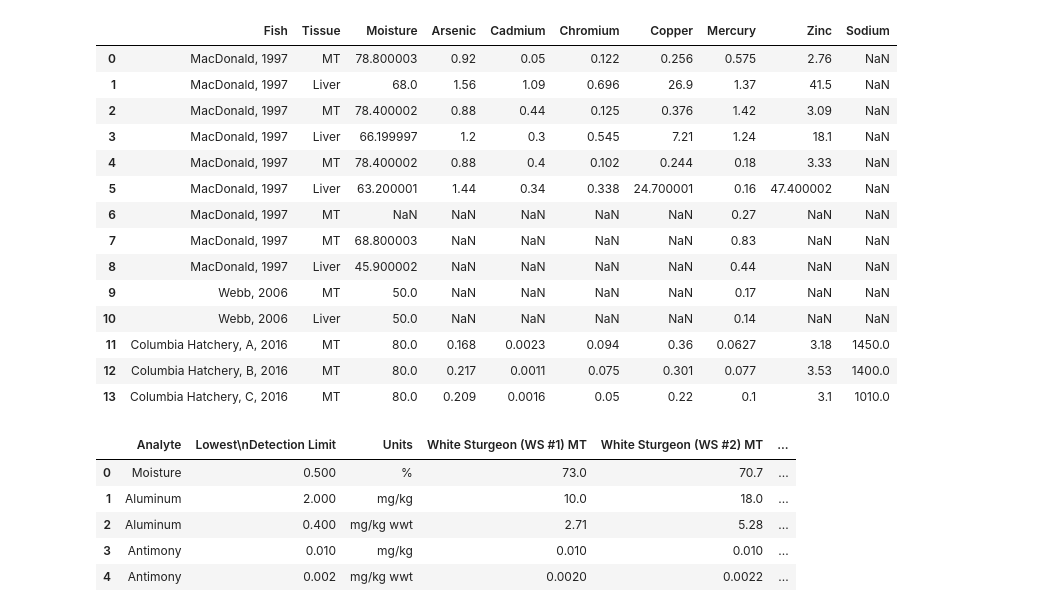
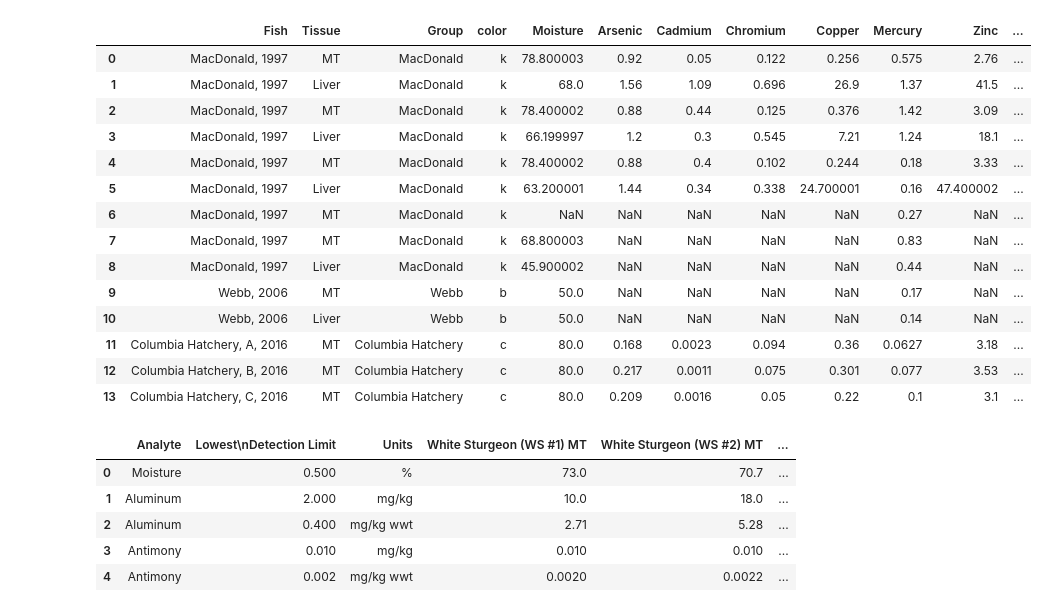
Before and after one commit to amirmtaghizadegan/Sturgeon, a Jupyter notebook: etwas.ipynb, the cells around one changed output. Cells and saved outputs as stored; diff of their text form; code cells hidden in the pictures.

```diff
--- a/etwas.ipynb
+++ b/etwas.ipynb
@@ -6,36 +6,36 @@ import os
 # %%
 ref = pd.read_excel("etwas.xlsx")
 ref = ref.astype('str')
-cols = ref.columns[3:]
-for col in cols:
+cols = ref.columns
+for col in cols[4:]:
     if not ref[col].dtype == 'float64':
         ref[col] = ref[col].str.removeprefix('<')
 ref.replace("NR", None, inplace = True)
-
-ref.iloc[:, 2:] = ref.iloc[:, 2:].astype('float32')
+ref
+ref.iloc[:, 4:] = ref.iloc[:, 4:].astype('float32')
 ref['Tissue'].replace('WM', 'MT', inplace = True)
 ref['Tissue'].replace('L', 'Liver', inplace = True)
 ref.drop(columns=['Ag'], inplace=True)
 cols = ref.columns.to_list()
-cols[3:] = ["Arsenic", "Cadmium", "Chromium", "Copper", "Mercury", "Zinc", "Sodium"]
+cols[5:] = ["Arsenic", "Cadmium", "Chromium", "Copper", "Mercury", "Zinc", "Sodium"]
 ref.columns = cols
 ref
 # %% [output]
-|  | Fish | Tissue | Moisture | Arsenic | Cadmium | Chromium | Copper | Mercury | Zinc | Sodium |
-| 0 | MacDonald, 1997 | MT | 78.800003 | 0.92 | 0.05 | 0.122 | 0.256 | 0.575 | 2.76 | NaN |
-| 1 | MacDonald, 1997 | Liver | 68.0 | 1.56 | 1.09 | 0.696 | 26.9 | 1.37 | 41.5 | NaN |
-| 2 | MacDonald, 1997 | MT | 78.400002 | 0.88 | 0.44 | 0.125 | 0.376 | 1.42 | 3.09 | NaN |
-| 3 | MacDonald, 1997 | Liver | 66.199997 | 1.2 | 0.3 | 0.545 | 7.21 | 1.24 | 18.1 | NaN |
-| 4 | MacDonald, 1997 | MT | 78.400002 | 0.88 | 0.4 | 0.102 | 0.244 | 0.18 | 3.33 | NaN |
-| 5 | MacDonald, 1997 | Liver | 63.200001 | 1.44 | 0.34 | 0.338 | 24.700001 | 0.16 | 47.400002 | NaN |
-| 6 | MacDonald, 1997 | MT | NaN | NaN | NaN | NaN | NaN | 0.27 | NaN | NaN |
-| 7 | MacDonald, 1997 | MT | 68.800003 | NaN | NaN | NaN | NaN | 0.83 | NaN | NaN |
-| 8 | MacDonald, 1997 | Liver | 45.900002 | NaN | NaN | NaN | NaN | 0.44 | NaN | NaN |
-| 9 | Webb, 2006 | MT | 50.0 | NaN | NaN | NaN | NaN | 0.17 | NaN | NaN |
-| 10 | Webb, 2006 | Liver | 50.0 | NaN | NaN | NaN | NaN | 0.14 | NaN | NaN |
-| 11 | Columbia Hatchery, A, 2016 | MT | 80.0 | 0.168 | 0.0023 | 0.094 | 0.36 | 0.0627 | 3.18 | 1450.0 |
-| 12 | Columbia Hatchery, B, 2016 | MT | 80.0 | 0.217 | 0.0011 | 0.075 | 0.301 | 0.077 | 3.53 | 1400.0 |
-| 13 | Columbia Hatchery, C, 2016 | MT | 80.0 | 0.209 | 0.0016 | 0.05 | 0.22 | 0.1 | 3.1 | 1010.0 |
+|  | Fish | Tissue | Group | color | Moisture | Arsenic | Cadmium | Chromium | Copper | Mercury | Zinc | ... |
+| 0 | MacDonald, 1997 | MT | MacDonald | k | 78.800003 | 0.92 | 0.05 | 0.122 | 0.256 | 0.575 | 2.76 | ... |
+| 1 | MacDonald, 1997 | Liver | MacDonald | k | 68.0 | 1.56 | 1.09 | 0.696 | 26.9 | 1.37 | 41.5 | ... |
+| 2 | MacDonald, 1997 | MT | MacDonald | k | 78.400002 | 0.88 | 0.44 | 0.125 | 0.376 | 1.42 | 3.09 | ... |
+| 3 | MacDonald, 1997 | Liver | MacDonald | k | 66.199997 | 1.2 | 0.3 | 0.545 | 7.21 | 1.24 | 18.1 | ... |
+| 4 | MacDonald, 1997 | MT | MacDonald | k | 78.400002 | 0.88 | 0.4 | 0.102 | 0.244 | 0.18 | 3.33 | ... |
+| 5 | MacDonald, 1997 | Liver | MacDonald | k | 63.200001 | 1.44 | 0.34 | 0.338 | 24.700001 | 0.16 | 47.400002 | ... |
+| 6 | MacDonald, 1997 | MT | MacDonald | k | NaN | NaN | NaN | NaN | NaN | 0.27 | NaN | ... |
+| 7 | MacDonald, 1997 | MT | MacDonald | k | 68.800003 | NaN | NaN | NaN | NaN | 0.83 | NaN | ... |
+| 8 | MacDonald, 1997 | Liver | MacDonald | k | 45.900002 | NaN | NaN | NaN | NaN | 0.44 | NaN | ... |
+| 9 | Webb, 2006 | MT | Webb | b | 50.0 | NaN | NaN | NaN | NaN | 0.17 | NaN | ... |
+| 10 | Webb, 2006 | Liver | Webb | b | 50.0 | NaN | NaN | NaN | NaN | 0.14 | NaN | ... |
+| 11 | Columbia Hatchery, A, 2016 | MT | Columbia Hatchery | c | 80.0 | 0.168 | 0.0023 | 0.094 | 0.36 | 0.0627 | 3.18 | ... |
+| 12 | Columbia Hatchery, B, 2016 | MT | Columbia Hatchery | c | 80.0 | 0.217 | 0.0011 | 0.075 | 0.301 | 0.077 | 3.53 | ... |
+| 13 | Columbia Hatchery, C, 2016 | MT | Columbia Hatchery | c | 80.0 | 0.209 | 0.0016 | 0.05 | 0.22 | 0.1 | 3.1 | ... |
 # %%
 data = pd.read_excel("matlab_XLR.xlsx", sheet_name="Results Summary")
 vn = data.columns
```
Also changed, not shown: parts of 1 cell of this notebook, 1 other file.
